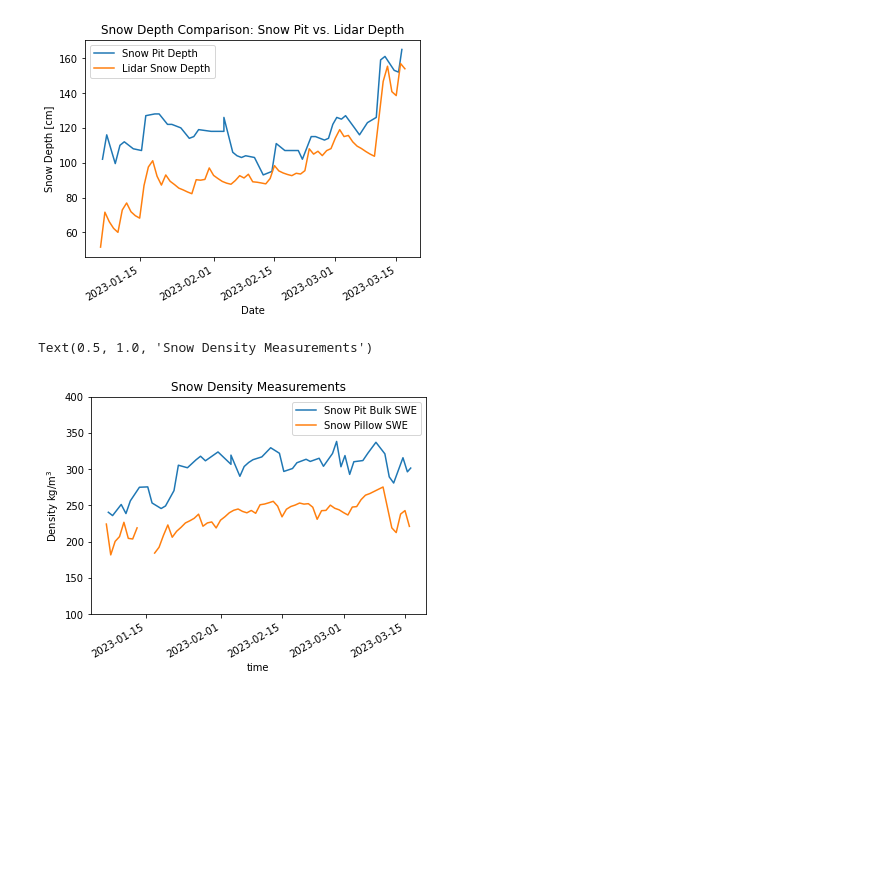
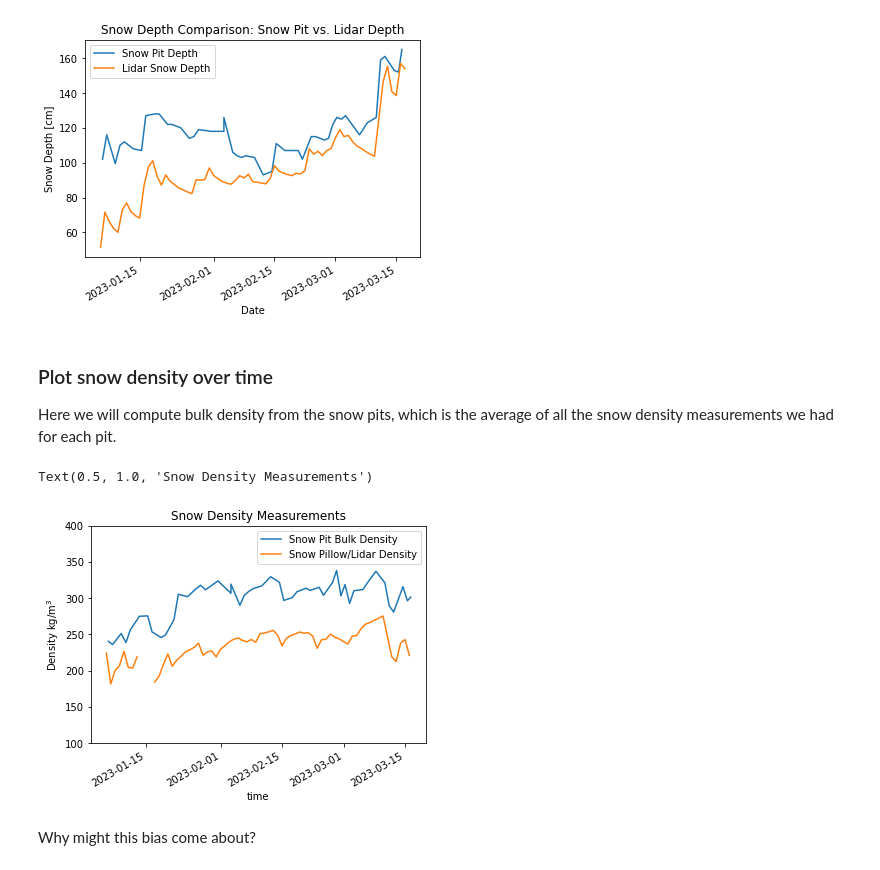
Before and after one commit to dlhogan97/Snow-Hydrology-S23, a Jupyter notebook: Final/snow_pit_lab.ipynb, the cells around one changed output. Saved outputs shown, nothing was run; the diff lists cells and outputs as text; code cells hidden in the pictures; blank space fills up the shorter version.

```diff
--- a/Final/snow_pit_lab.ipynb
+++ b/Final/snow_pit_lab.ipynb
@@ -313,4 +467,8 @@ plt.legend()
 # %% [output]
 <matplotlib.legend.Legend at 0x...>
 [figure]
+# %% [markdown]
+### Plot snow density over time
+
+Here we will compute bulk density from the snow pits, which is the average of all the snow density measurements we had for each pit.
 # %%
@@ -319,12 +476,14 @@ snow_density=[]
 for t in ds_data.time:
     snow_density.append(ds_data.sel(time=t).density.dropna(dim='depth').mean().values)
 # %%
-plt.plot(ds_data.time,snow_density, label='Snow Pit Bulk SWE')
-density_c.plot(label='Snow Pillow SWE')
+plt.plot(ds_data.time,snow_density, label='Snow Pit Bulk Density')
+density_c.plot(label='Snow Pillow/Lidar Density')
 plt.ylim(100,400)
 plt.legend()
 plt.ylabel('Density kg/m$^3$')
 plt.title('Snow Density Measurements')
 # %% [output]
 Text(0.5, 1.0, 'Snow Density Measurements')
-[figure, old version]
+[figure, new version]
+# %% [markdown]
+Why might this bias come about?
```
Also changed, not shown: parts of 40 cells of this notebook, 3 other files.
